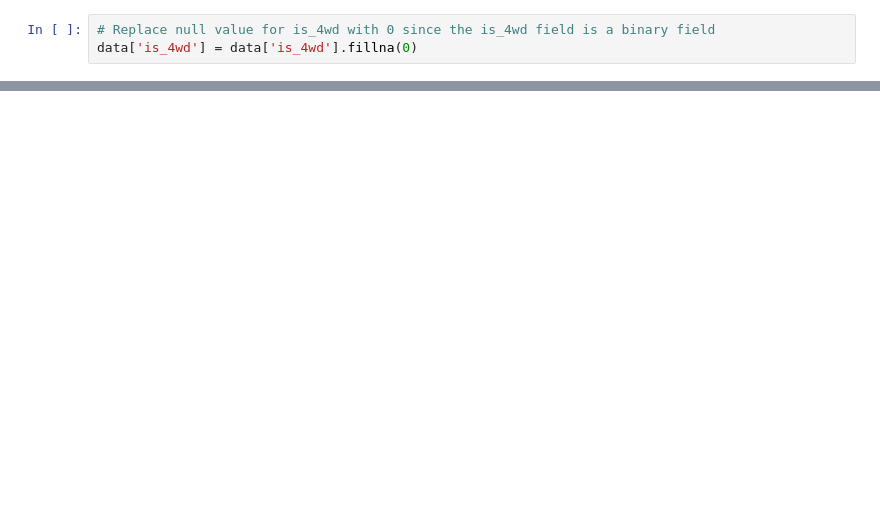
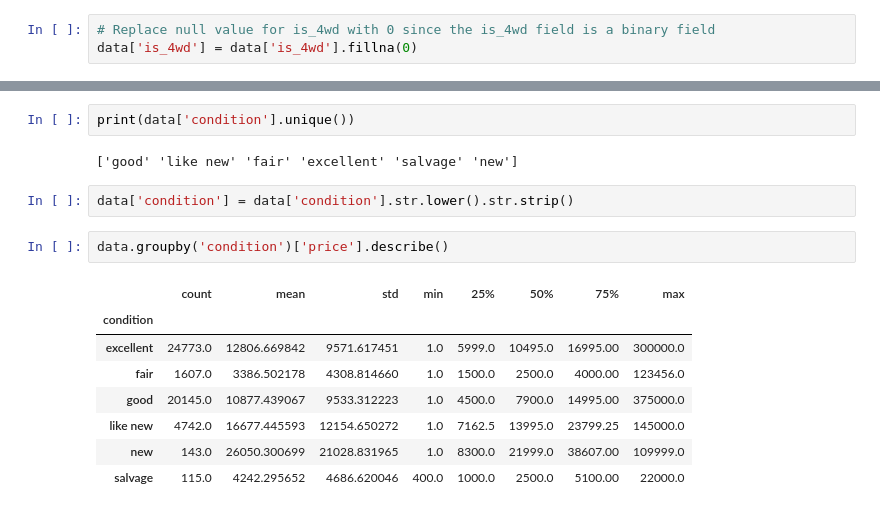
Before and after one commit to wittjaiswal/first-web-app, a Jupyter notebook: Python NBs/EDA.ipynb, the cells around one changed output, grey strips where cells are left out. Saved outputs shown, nothing was run; the diff lists cells and outputs as text; blank space fills up the shorter version.

```diff
--- a/Python NBs/EDA.ipynb
+++ b/Python NBs/EDA.ipynb
@@ -90,0 +128,17 @@ data
+# %%
+print(data['condition'].unique())
+# %% [output]
+['good' 'like new' 'fair' 'excellent' 'salvage' 'new']
+# %%
+data['condition'] = data['condition'].str.lower().str.strip()
+# %%
+data.groupby('condition')['price'].describe()
+# %% [output]
+|  | count | mean | std | min | 25% | 50% | 75% | max |
+| condition |  |  |  |  |  |  |  |  |
+| excellent | 24773.0 | 12806.669842 | 9571.617451 | 1.0 | 5999.0 | 10495.0 | 16995.00 | 300000.0 |
+| fair | 1607.0 | 3386.502178 | 4308.814660 | 1.0 | 1500.0 | 2500.0 | 4000.00 | 123456.0 |
+| good | 20145.0 | 10877.439067 | 9533.312223 | 1.0 | 4500.0 | 7900.0 | 14995.00 | 375000.0 |
+| like new | 4742.0 | 16677.445593 | 12154.650272 | 1.0 | 7162.5 | 13995.0 | 23799.25 | 145000.0 |
+| new | 143.0 | 26050.300699 | 21028.831965 | 1.0 | 8300.0 | 21999.0 | 38607.00 | 109999.0 |
+| salvage | 115.0 | 4242.295652 | 4686.620046 | 400.0 | 1000.0 | 2500.0 | 5100.00 | 22000.0 |
```
Also changed, not shown: parts of 11 cells of this notebook, 1 other file.
